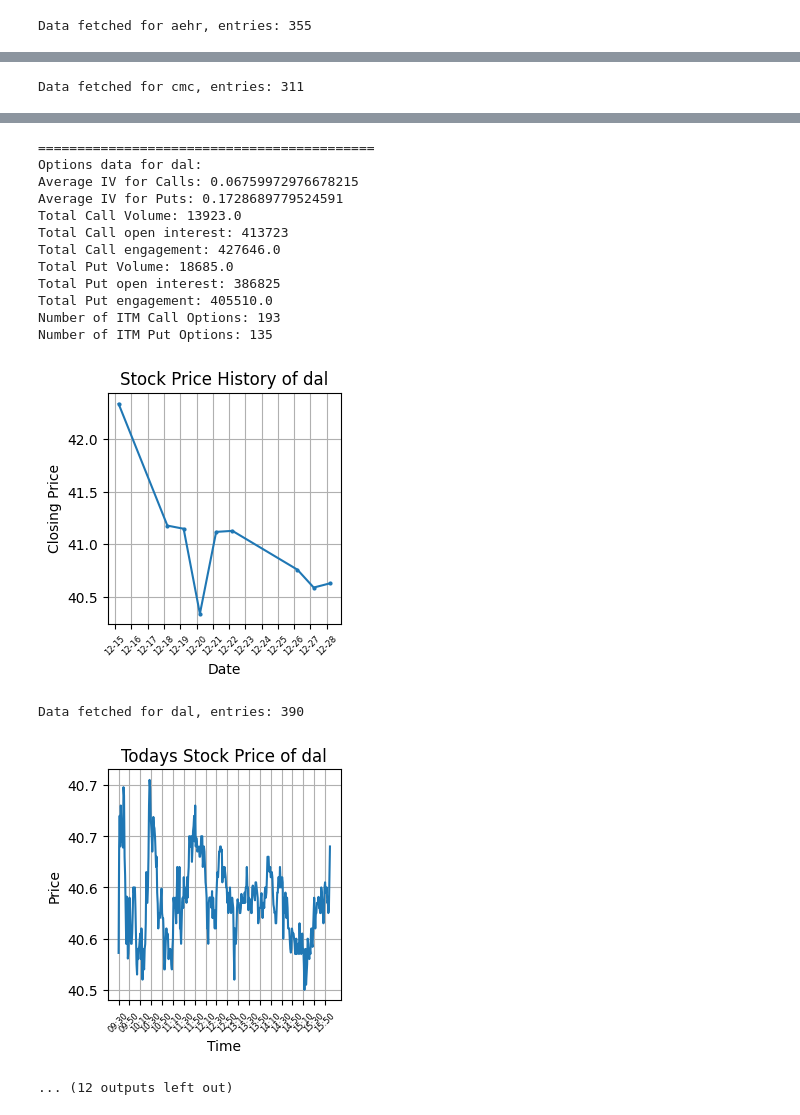
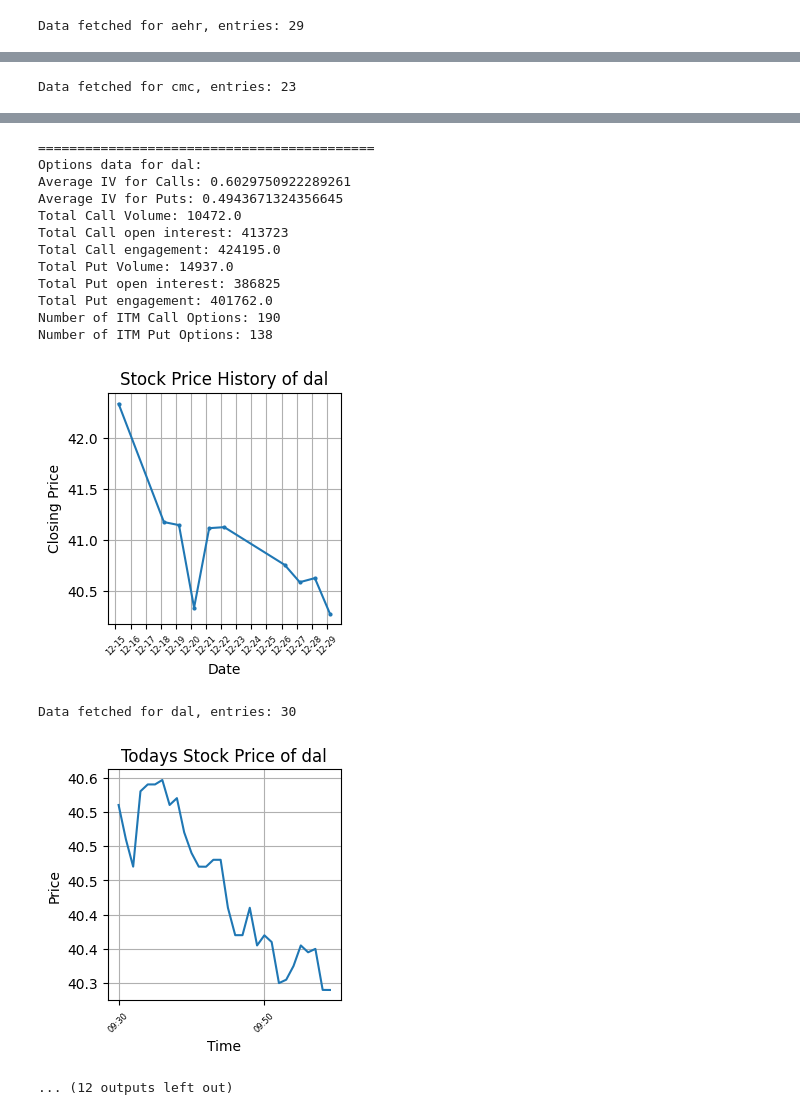
Before and after one commit to SaumikDana/Machine_Learning_Trading, a Jupyter notebook: data/specific_stock_analysis.ipynb, the cells around one changed output, grey strips where cells are left out. Saved outputs shown, nothing was run; the diff lists cells and outputs as text; code cells hidden in the pictures.

```diff
--- a/data/specific_stock_analysis.ipynb
+++ b/data/specific_stock_analysis.ipynb
@@ -2,11 +2,10 @@
 from datetime import datetime, timedelta
 from analyze_stock import *
 
-# Call the function and store the result
-day = '2023-12-29'
+# Today
+date = datetime.today()
 
 # Set the time frame
-date = datetime.strptime(day, '%Y-%m-%d')
 end_date = date + timedelta(days=7)
 start_date = date - timedelta(days=14)
 
@@ -37 +36 @@ Number of ITM Put Options: 51
-Data fetched for aehr, entries: 355
+Data fetched for aehr, entries: 29
@@ -52 +51 @@ Number of ITM Put Options: 20
-Data fetched for cmc, entries: 311
+Data fetched for cmc, entries: 23
@@ -54,16 +53,16 @@ Data fetched for cmc, entries: 311
 ===========================================
 Options data for dal:
-Average IV for Calls: 0.06759972976678215
-Average IV for Puts: 0.1728689779524591
-Total Call Volume: 13923.0
+Average IV for Calls: 0.6029750922289261
+Average IV for Puts: 0.4943671324356645
+Total Call Volume: 10472.0
 Total Call open interest: 413723
-Total Call engagement: 427646.0
-Total Put Volume: 18685.0
+Total Call engagement: 424195.0
+Total Put Volume: 14937.0
 Total Put open interest: 386825
-Total Put engagement: 405510.0
-Number of ITM Call Options: 193
-Number of ITM Put Options: 135
+Total Put engagement: 401762.0
+Number of ITM Call Options: 190
+Number of ITM Put Options: 138
-[figure, old version]
+[figure, new version]
-Data fetched for dal, entries: 390
+Data fetched for dal, entries: 30
-[figure, old version]
+[figure, new version]
 ... (12 outputs left out)
```
Also changed, not shown: parts of 1 cell of this notebook, 1 other file.
